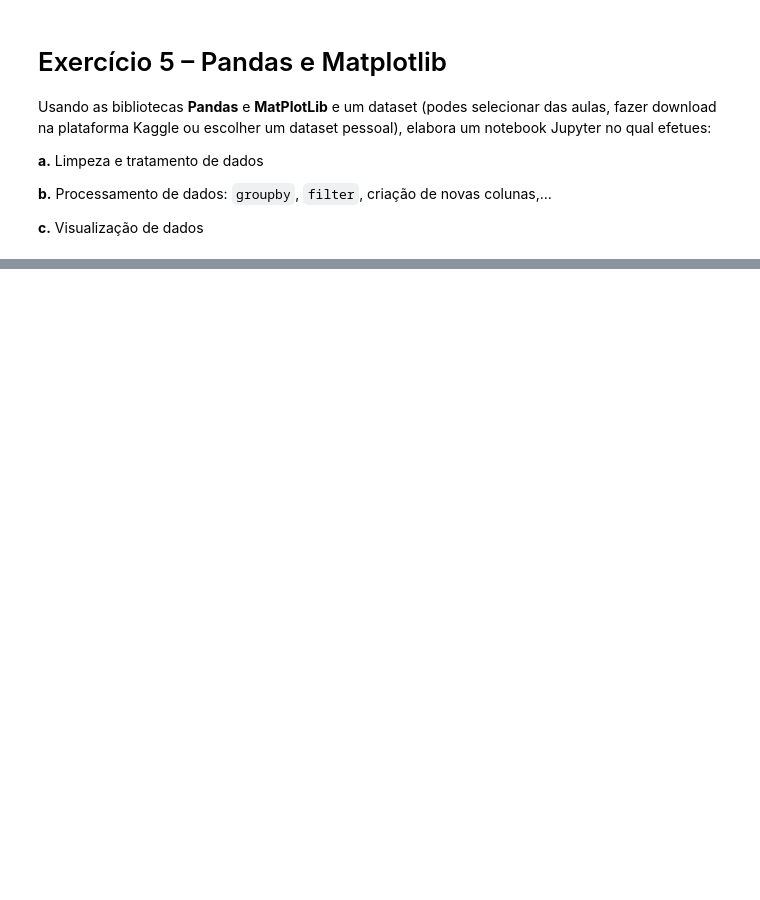
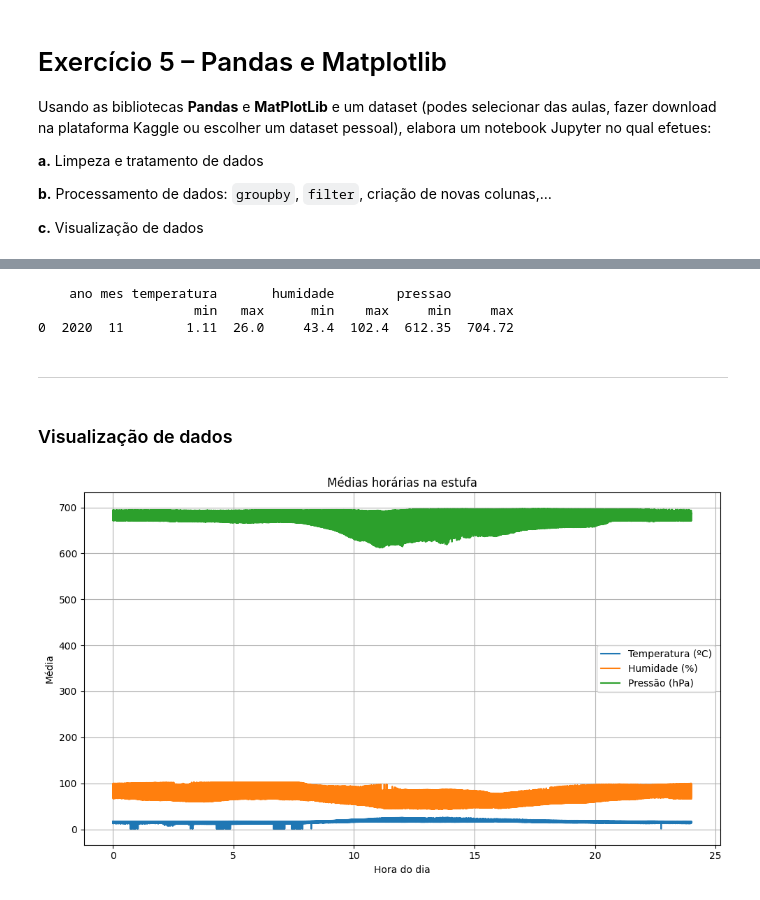
Before and after one commit to jpedrodias/FundamentosPython, a Jupyter notebook: UFCD10793_AVAL2/FAVEnunciadoGeral/fav_ex05.ipynb, the cells around one changed output, grey strips where cells are left out. Cells and saved outputs as stored; diff of their text form; code cells hidden in the pictures; blank space fills up the shorter version.

Commit message:
personal datasets estufa

```diff
--- a/UFCD10793_AVAL2/FAVEnunciadoGeral/fav_ex05.ipynb
+++ b/UFCD10793_AVAL2/FAVEnunciadoGeral/fav_ex05.ipynb
@@ -45,0 +128,4 @@ Ficheiro de dados encontrado localmente "data/estufa.csv"
+# %%
+# Converter a coluna 'timestamp' para datetime
+df['timestamp'] = pd.to_datetime(df['timestamp'])
+print(df.head(2))
@@ -45,0 +136,6 @@ Ficheiro de dados encontrado localmente "data/estufa.csv"
+# %%
+# Verifica valores em falta
+print('Dados em falta por coluna:')
+print(df.isnull().sum())
+
+df.dropna(inplace=True)
@@ -45,0 +153,6 @@ Ficheiro de dados encontrado localmente "data/estufa.csv"
+# %%
+# Criar novas colunas: data e hora separadas
+df['data'] = df['timestamp'].dt.date
+
+# Comverte a Hora para um número decimal (ex: 14:30 -> 14.5; 14:45 -> 14.75)
+df['hora'] = df['timestamp'].dt.hour + df['timestamp'].dt.minute/60 + df['timestamp'].dt.second/3600
@@ -45,0 +168,3 @@ Ficheiro de dados encontrado localmente "data/estufa.csv"
+# %%
+# Agrupar por hora e calcular médias
+df_horas = df.groupby('hora')[['temperatura', 'humidade', 'pressao']].mean().reset_index()
@@ -45,0 +190,29 @@ Ficheiro de dados encontrado localmente "data/estufa.csv"
+# %%
+# Valores máximos e mínimos de temperatura, humidade e pressão
+df['ano'] = df['timestamp'].dt.year
+df['mes'] = df['timestamp'].dt.month
+
+df_meses = df.groupby(['ano', 'mes'])[['temperatura', 'humidade', 'pressao']].agg(['min', 'max']).reset_index()
+print(df_meses)
+# %% [output]
+    ano mes temperatura       humidade        pressao
+                    min   max      min    max     min     max
+0  2020  11        1.11  26.0     43.4  102.4  612.35  704.72
+# %% [markdown]
+***
+# %% [markdown]
+### Visualização de dados
+# %%
+plt.figure(figsize=(10, 6))
+plt.plot(df_horas['hora'], df_horas['temperatura'], label='Temperatura (ºC)')
+plt.plot(df_horas['hora'], df_horas['humidade'], label='Humidade (%)')
+plt.plot(df_horas['hora'], df_horas['pressao'], label='Pressão (hPa)')
+plt.title('Médias horárias na estufa')
+plt.xlabel('Hora do dia')
+plt.ylabel('Média')
+plt.legend()
+plt.grid(True)
+plt.tight_layout()
+plt.show()
+# %% [output]
+[figure, added]
```
Also changed, not shown: parts of 21 cells of this notebook, 1 other file.
